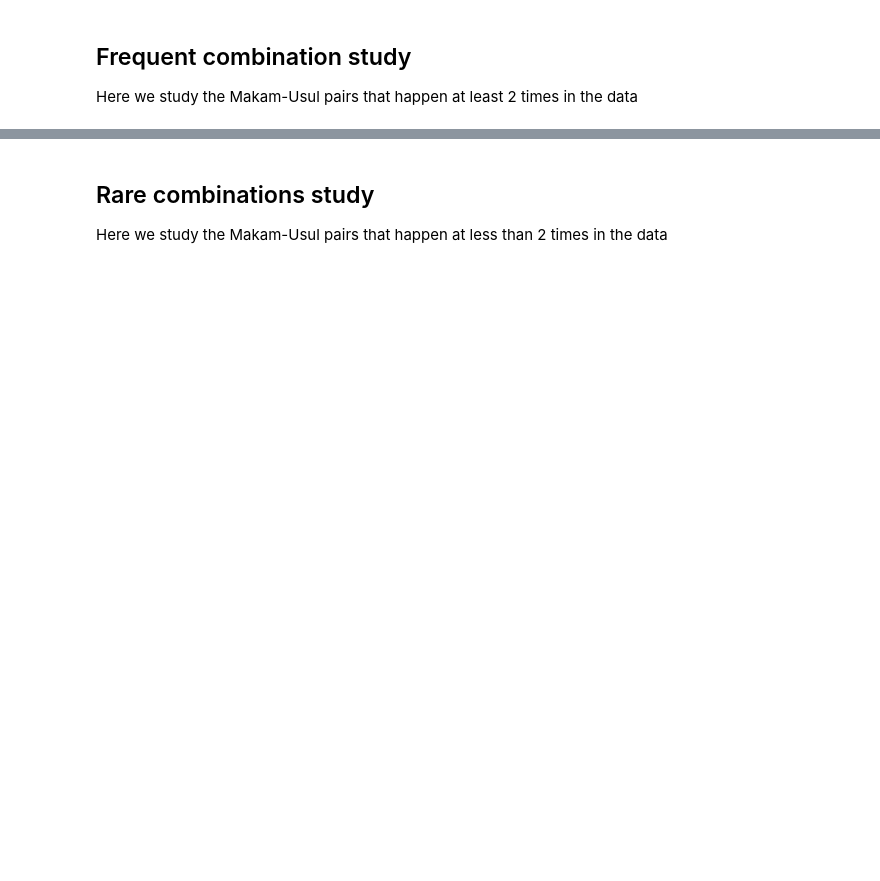
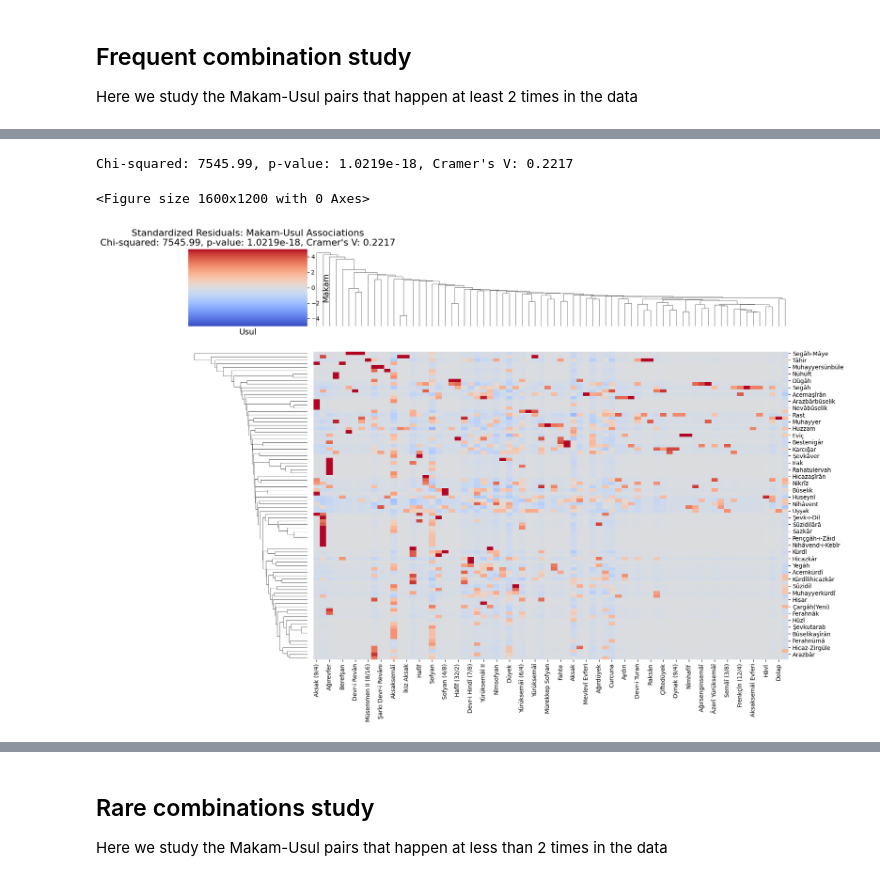
Before and after one commit to theofuhrmann/ethnomusicology-project, a Jupyter notebook: code/correlation_analysis.ipynb, the cells around one changed output, grey strips where cells are left out. Drawn from its saved outputs; the diff is of its cells as text; code cells hidden in the pictures; blank space fills up the shorter version.

```diff
--- a/code/correlation_analysis.ipynb
+++ b/code/correlation_analysis.ipynb
@@ -67,4 +85,29 @@ Makam: Acemaşîrân, Preferred usul(s): Aksak (used 9 times)
 # %% [markdown]
 ## Frequent combination study
 Here we study the Makam-Usul pairs that happen at least 2 times in the data
+# %%
+def obtain_results_from_chi2(contingency_table: pd.DataFrame) -> tuple:
+    """
+    Calculate the standardized residuals from a chi-squared test on a contingency table.
+    """
+    # Perform chi-squared test
+    chi2, p, _, expected = stats.chi2_contingency(contingency_table)
+
+    # Calculate Cramer's V to measure association strength
+    n = contingency_table.sum().sum()
+    phi2 = chi2 / n
+    r, k = contingency_table.shape
+    phi_coef = np.sqrt(phi2 / min(k - 1, r - 1))
+
+    # Calculate standardized residuals to identify specific associations
+    observed = contingency_table.values
+    residuals = (observed - expected) / np.sqrt(expected)
+
+    std_residuals = pd.DataFrame(
+        residuals,
+        index=contingency_table.index,
+        columns=contingency_table.columns,
+    )
+
+    return std_residuals, chi2, p, phi_coef
 # %%
@@ -133 +156,25 @@ Chi-squared: 7545.99, p-value: 1.0219e-18, Cramer's V: 0.2217
+# %%
+# Filter to include only makams and usuls with sufficient data if needed
+total_ocurrence_threshold = 2
+
+makam_row_sums = df.sum(axis=1)
+usul_col_sums = df.sum(axis=0)
+
+filtered_makams = makam_row_sums[
+    makam_row_sums >= total_ocurrence_threshold
+].index
+filtered_usuls = usul_col_sums[
+    usul_col_sums >= total_ocurrence_threshold
+].index
+
+# Create a filtered contingency table
+contingency_table = df.loc[filtered_makams, filtered_usuls]
+std_residuals, chi2, p, phi_coef = obtain_results_from_chi2(contingency_table)
+plot_std_residuals_heatmap(
+    std_residuals, chi2, p, phi_coef, variables=("Makam", "Usul")
+)
+# %% [output]
+Chi-squared: 7545.99, p-value: 1.0219e-18, Cramer's V: 0.2217
+<Figure size 1600x1200 with 0 Axes>
+[figure, added]
 # %%
```
Also changed, not shown: parts of 40 cells of this notebook, 1 other file.
